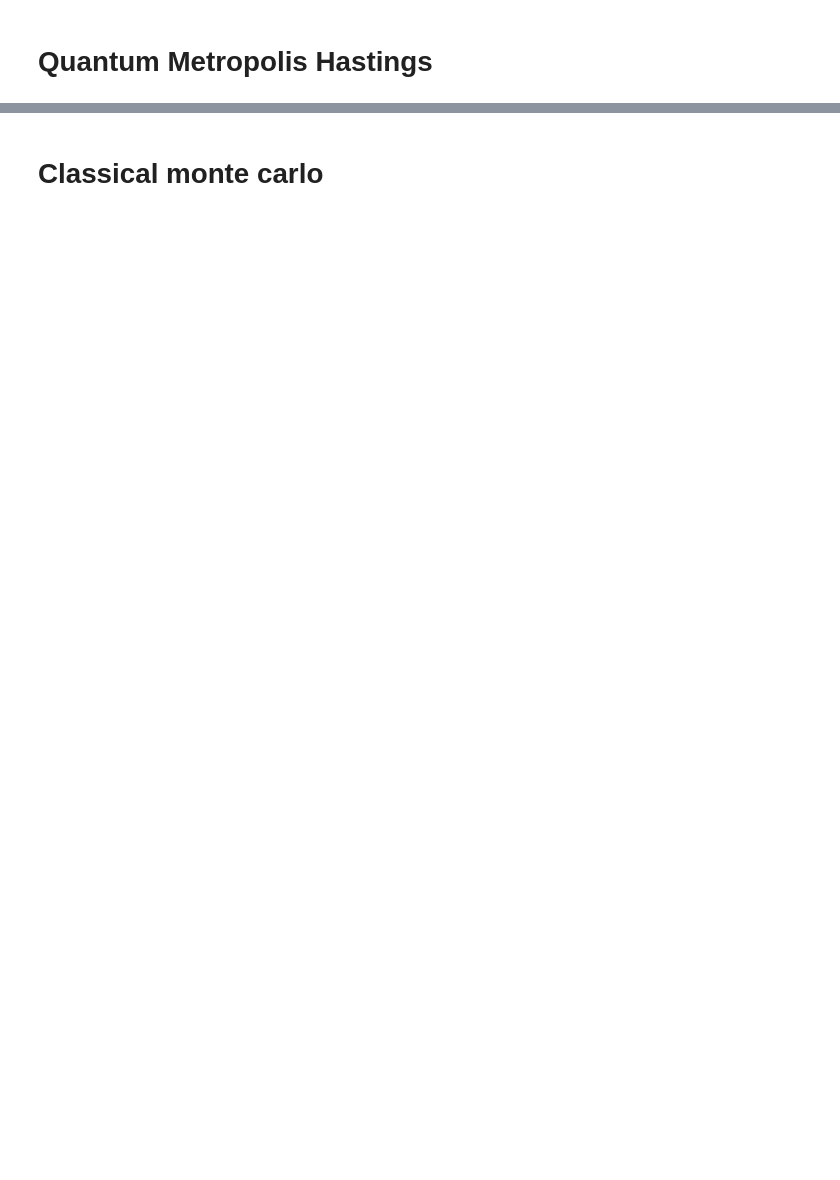
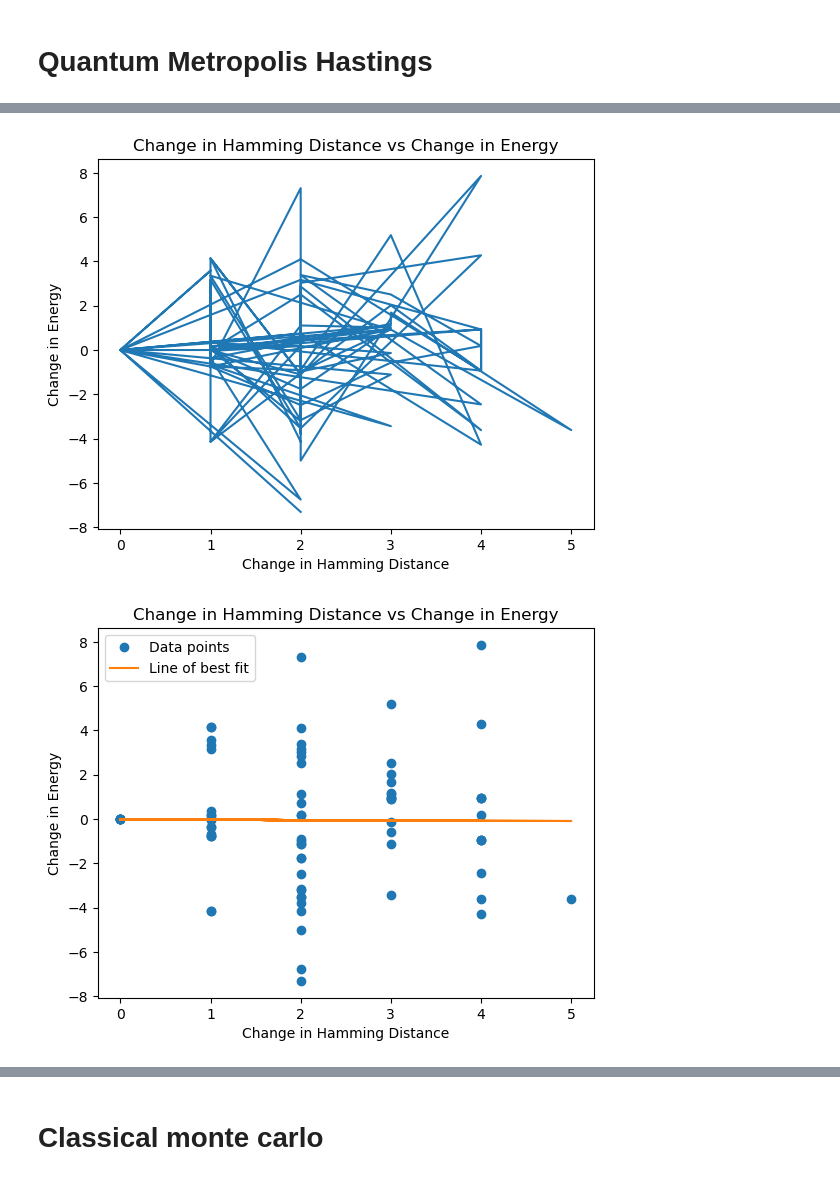
Before and after one commit to GeorgeWilliam1999/QuantumMonteCarlo, a Jupyter notebook: RandomWalksPennyLane.ipynb, the cells around one changed output, grey strips where cells are left out. Drawn from its saved outputs; the diff is of its cells as text; code cells hidden in the pictures; blank space fills up the shorter version.

```diff
--- a/RandomWalksPennyLane.ipynb
+++ b/RandomWalksPennyLane.ipynb
@@ -330,0 +482,33 @@ plt.show()
+# %%
+# Compute the change in Hamming distance between consecutive accepted states
+hamming_distances = [compute_hamming_distance(accepted_states[i], accepted_states[i+1]) for i in range(len(accepted_states)-1)]
+
+# Plot the change in Hamming distance against the change in energy
+plt.plot(hamming_distances, np.diff(accepted_energies))
+plt.xlabel('Change in Hamming Distance')
+plt.ylabel('Change in Energy')
+plt.title('Change in Hamming Distance vs Change in Energy')
+plt.show()
+# Compute the change in Hamming distance between consecutive accepted states
+hamming_distances = [compute_hamming_distance(accepted_states[i], accepted_states[i+1]) for i in range(len(accepted_states)-1)]
+
+# Compute the change in energy
+change_in_energy = np.diff(accepted_energies)
+
+# Fit a polynomial of degree 1 to the data points
+coefficients = np.polyfit(hamming_distances, change_in_energy, 1)
+
+# Generate the line of best fit using the polynomial coefficients
+line_of_best_fit = np.polyval(coefficients, hamming_distances)
+
+# Plot the change in Hamming distance against the change in energy with the line of best fit
+plt.plot(hamming_distances, change_in_energy, 'o', label='Data points')
+plt.plot(hamming_distances, line_of_best_fit, label='Line of best fit')
+plt.xlabel('Change in Hamming Distance')
+plt.ylabel('Change in Energy')
+plt.title('Change in Hamming Distance vs Change in Energy')
+plt.legend()
+plt.show()
+# %% [output]
+[figure, added]
+[figure, added]
```
Also changed, not shown: parts of 23 cells of this notebook.
